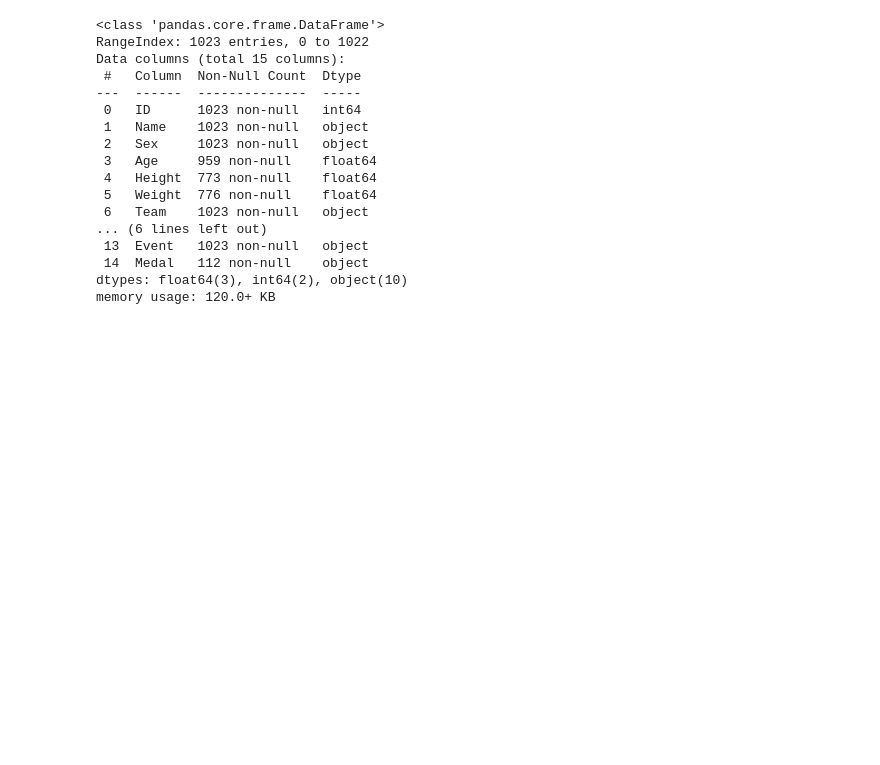
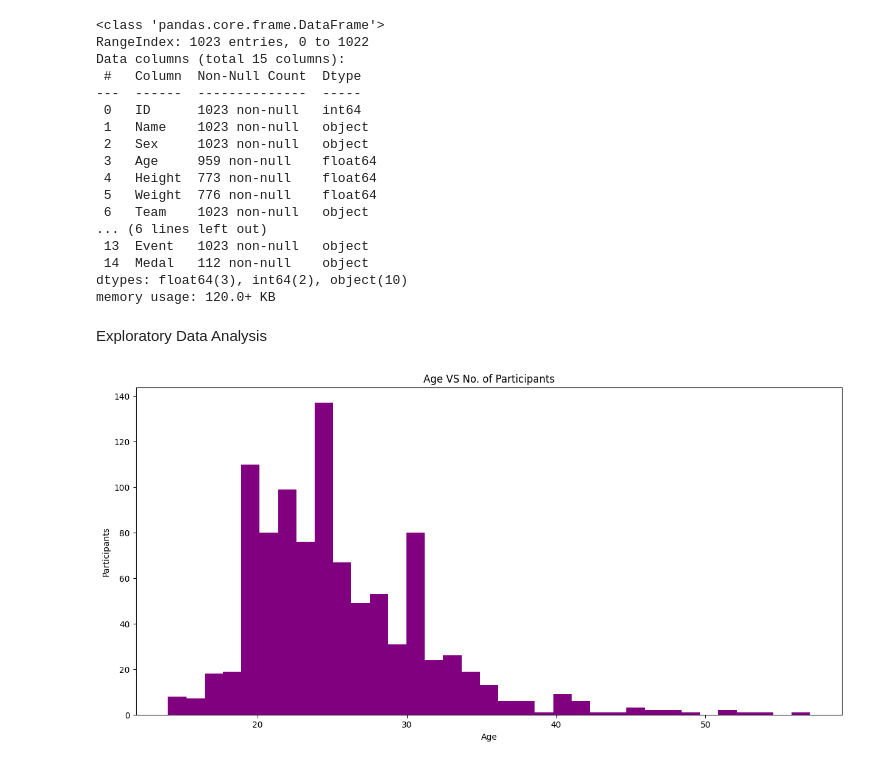
Before and after one commit to AyonChatterjee/ML-Projects-, a Jupyter notebook: OlympicMedalPrediction/OlympicsPredictions.ipynb, the cells around one changed output. Cells and saved outputs as stored; diff of their text form; code cells hidden in the pictures; blank space fills up the shorter version.

Commit message:
Done the Exploratory data Analysis on the new dataset

```diff
--- a/OlympicMedalPrediction/OlympicsPredictions.ipynb
+++ b/OlympicMedalPrediction/OlympicsPredictions.ipynb
@@ -59,3 +59,16 @@ Data columns (total 15 columns):
  14  Medal   112 non-null    object
 dtypes: float64(3), int64(2), object(10)
 memory usage: 120.0+ KB
+# %% [markdown]
+Exploratory Data Analysis
+# %%
+# Age Distribution
+
+plt.figure(figsize = (15 , 7))
+plt.title("Age VS No. of Participants")
+plt.hist(data.Age,color='purple', bins = 35)
+plt.xlabel("Age")
+plt.ylabel("Participants")
+plt.show()
+# %% [output]
+[figure, added]
```
Also changed, not shown: parts of 13 cells of this notebook.
